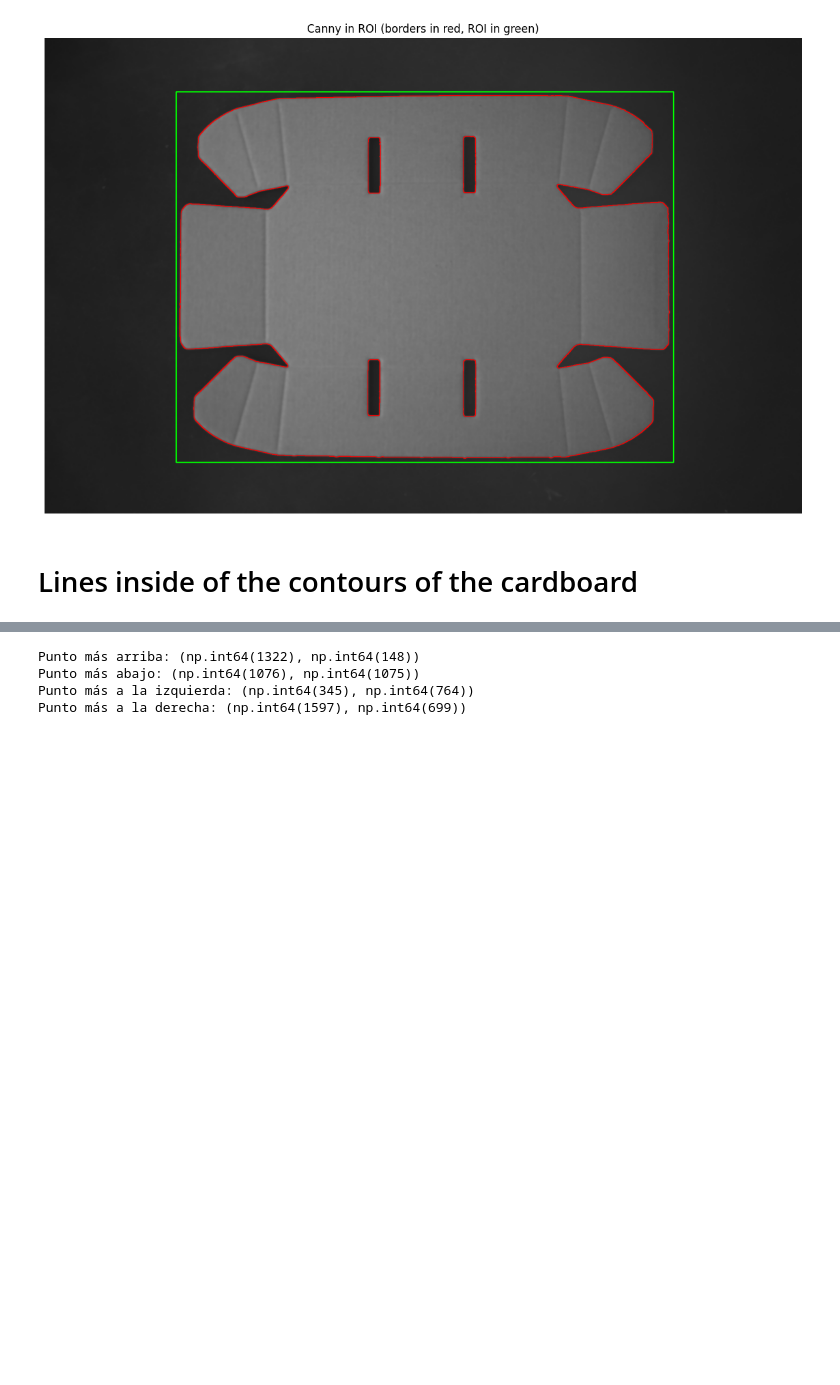
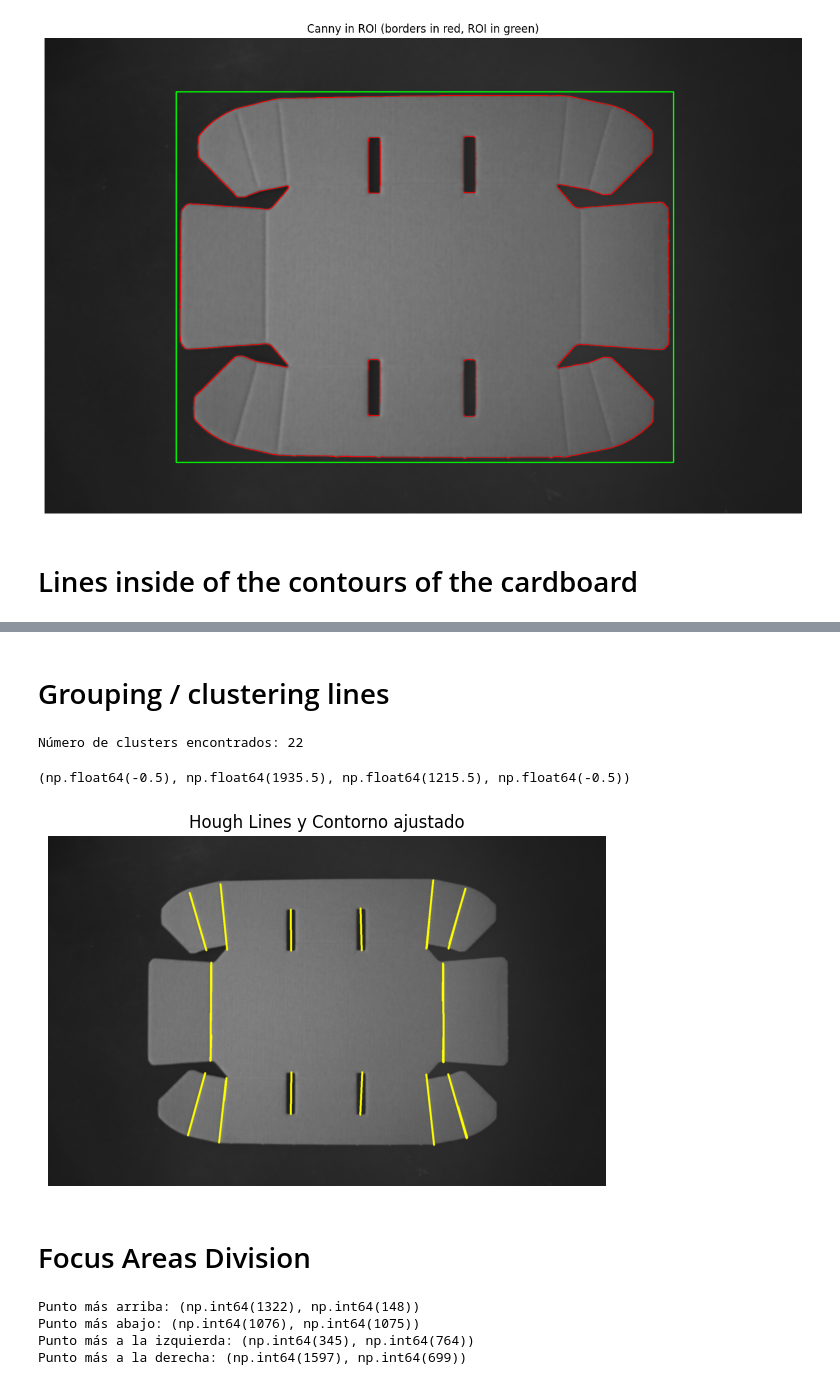
Before and after one commit to fore1806/CBFD, a Jupyter notebook: line_detection.ipynb, the cells around one changed output, grey strips where cells are left out. Cells and saved outputs as stored; diff of their text form; code cells hidden in the pictures; blank space fills up the shorter version.

```diff
--- a/line_detection.ipynb
+++ b/line_detection.ipynb
@@ -346,4 +274,63 @@ plt.show()
 [figure]
+# %% [markdown]
+# Grouping / clustering lines
+# %%
+def get_line_features(x1, y1, x2, y2):
+    center_x = (x1 + x2) / 2
+    center_y = (y1 + y2) / 2
+    angle = np.degrees(np.arctan2(y2 - y1, x2 - x1))
+    return [center_x, center_y, angle]
+
+# Construir datos para clustering
+features = [get_line_features(x1, y1, x2, y2) for x1, y1, x2, y2 in lineas_filtradas]
+X = np.array(features)
+
+# Escalar el ángulo (opcionalmente) para darle menos peso
+X[:, 2] /= 10.0  # normaliza el ángulo
+
+# Clustering DBSCAN
+clustering = DBSCAN(eps=40, min_samples=2).fit(X)
+labels = clustering.labels_
+
+grouped_lines = defaultdict(list)
+for label, (x1, y1, x2, y2) in zip(labels, lineas_filtradas):
+    if label != -1:  # Ignorar ruido
+        grouped_lines[label].append(((x1, y1), (x2, y2)))
+
+def fuse_lines(line_group):
+    points = [pt for line in line_group for pt in line]
+    [vx, vy, x0, y0] = cv.fitLine(np.array(points), cv.DIST_L2, 0, 0.01, 0.01)
+    vx, vy = vx[0], vy[0]
+    x0, y0 = x0[0], y0[0]
+
+    # Proyectar hacia los extremos del grupo
+    lengths = [np.dot([x - x0, y - y0], [vx, vy]) for x, y in points]
+    min_len, max_len = min(lengths), max(lengths)
+
+    p1 = (int(x0 + vx * min_len), int(y0 + vy * min_len))
+    p2 = (int(x0 + vx * max_len), int(y0 + vy * max_len))
+    return p1, p2
+
+output_cluster_lines = cv.cvtColor(blurred, cv.COLOR_GRAY2BGR)
+
+for group in grouped_lines.values():
+    p1, p2 = fuse_lines(group)
+    cv.line(output_cluster_lines, p1, p2, (0, 255, 255), 5)  # amarillo
+
+n_clusters = len(set(labels)) - (1 if -1 in labels else 0)
+print("Número de clusters encontrados:", n_clusters)
+
+plt.figure(figsize=(16, 10))
+plt.subplot(2, 2, 1)
+plt.title("Hough Lines y Contorno ajustado")
+plt.imshow(cv.cvtColor(output_cluster_lines, cv.COLOR_BGR2RGB))
+plt.axis("off")
+# %% [output]
+Número de clusters encontrados: 22
+(np.float64(-0.5), np.float64(1935.5), np.float64(1215.5), np.float64(-0.5))
+[figure, added]
+# %% [markdown]
+# Focus Areas Division
 # %%
 # We find the contours of the image
 contours, _ = cv.findContours(canny_edges, cv.RETR_EXTERNAL, cv.CHAIN_APPROX_SIMPLE)
```
Also changed, not shown: parts of 7 cells of this notebook.
